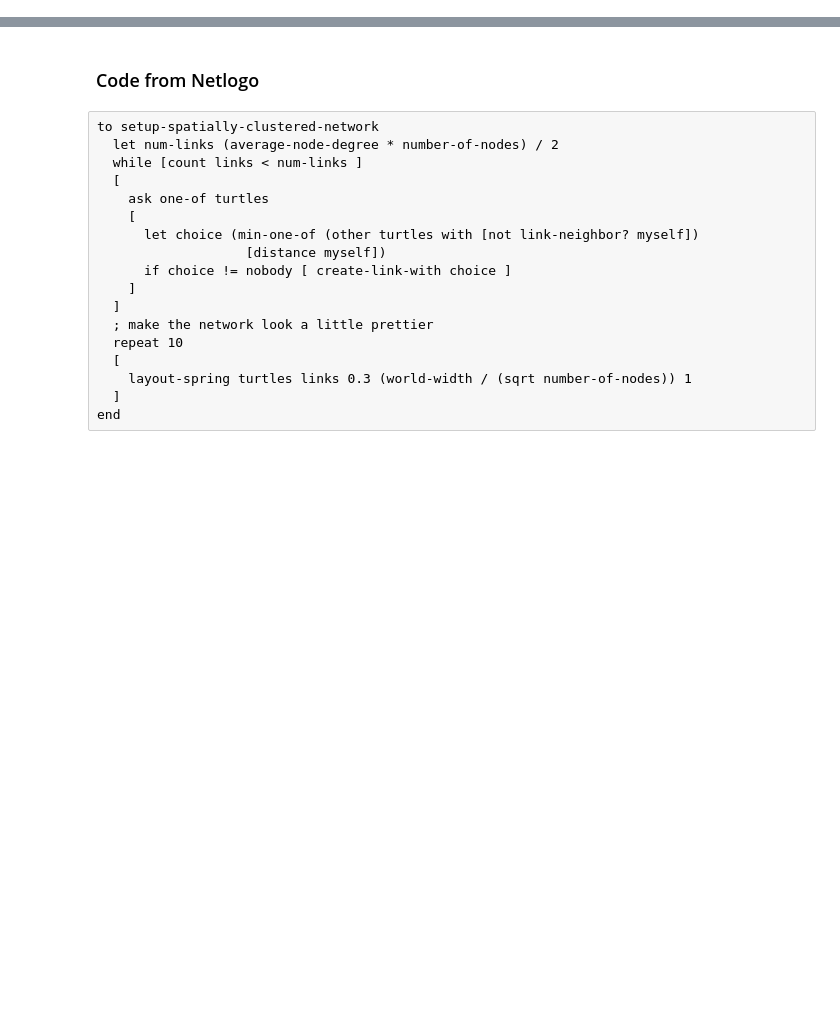
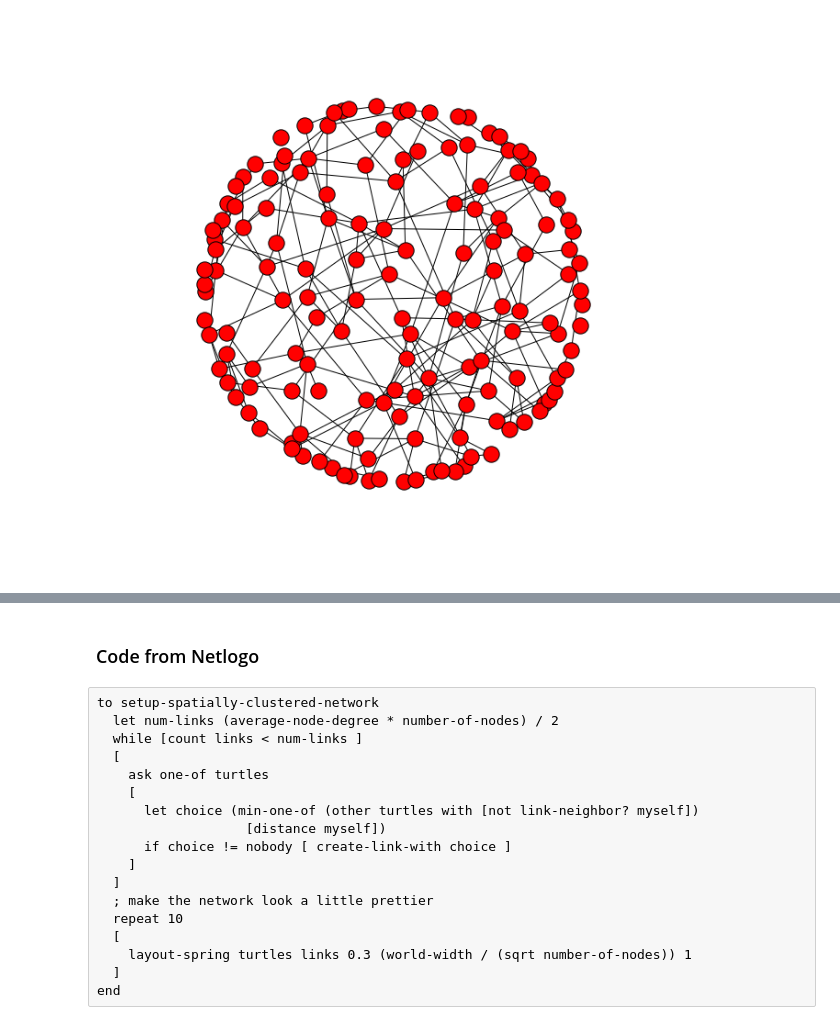
Before and after one commit to svdt/mesa, a Jupyter notebook: examples/virus_on_network/Network example.ipynb, the cells around one changed output, grey strips where cells are left out. Drawn from its saved outputs; the diff is of its cells as text; code cells hidden in the pictures; blank space fills up the shorter version.

```diff
--- a/examples/virus_on_network/Network example.ipynb
+++ b/examples/virus_on_network/Network example.ipynb
@@ -0,0 +9,2 @@
+# %%
+model = VirusModel()
@@ -0,0 +15,4 @@
+# %%
+while model.running and model.schedule.steps < 100:
+    model.step()
+print(model.schedule.steps) # Show how many steps have actually run
@@ -0,0 +35,6 @@
+# %%
+G = model.graph
+plt.figure(figsize=(8,8))
+nx.draw(G)
+# %% [output]
+[figure, added]
```
Also changed, not shown: parts of 12 cells of this notebook, 3 other files.
